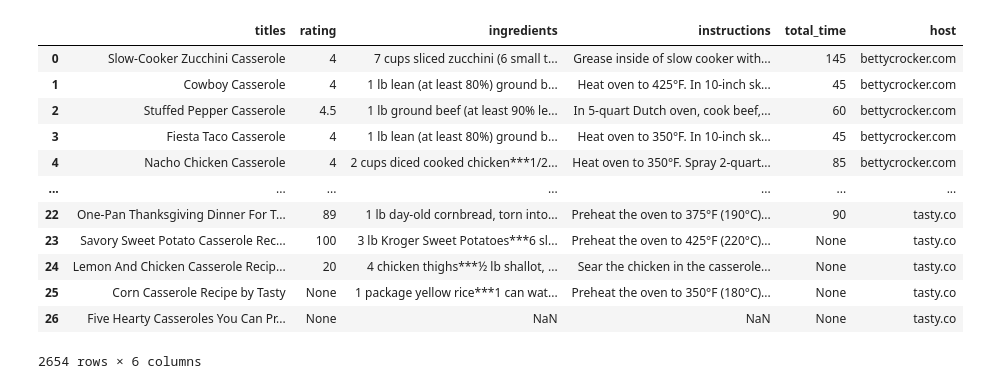
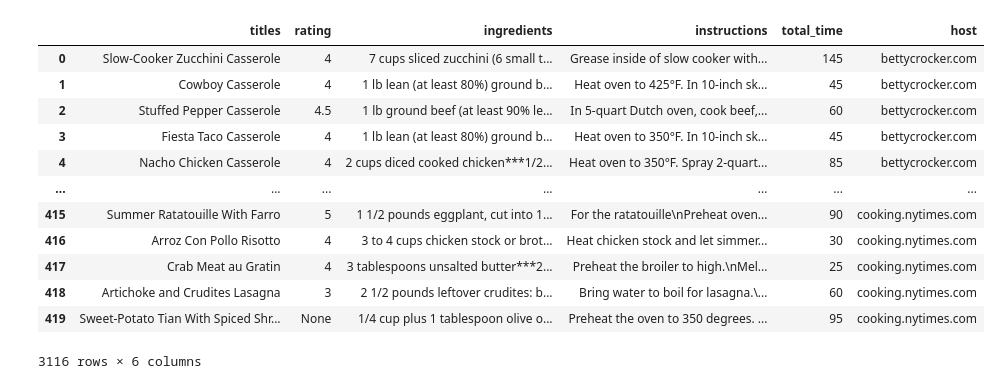
Before and after one commit to worldsbestdad/NSS-capstone-placeholder, a Jupyter notebook: notebooks/Cleanerdata.ipynb, the cells around one changed output. Drawn from its saved outputs; the diff is of its cells as text; code cells hidden in the pictures.

```diff
--- a/notebooks/Cleanerdata.ipynb
+++ b/notebooks/Cleanerdata.ipynb
@@ -12,6 +12,8 @@ f = pd.read_excel('../data/fooddotcom.xlsx')
 sl = pd.read_excel('../data/southernliving.xlsx')
 pw = pd.read_excel('../data/pioneerwoman.xlsx')
 t = pd.read_excel('../data/tastyco.xlsx')
+lsj = pd.read_excel('../data/littlespicejar.xlsx')
+nyt = pd.read_excel('../data/newyorktimes.xlsx')
 # %%
 bc.describe(include='all')
 # %% [output]
@@ -104,28 +106,28 @@ pw.describe(include='all')
 | max | 56.000000 | NaN | NaN | NaN | NaN | NaN | NaN | NaN | NaN | ... |
 # %%
 recipes = pd.DataFrame()
-recipes['titles'] = pd.concat([bc['titles'], ar['titles'], ba['titles'], f['titles'], sl['titles'], pw['titles'], t['titles']])
-recipes['rating'] = pd.concat([bc['rating'].astype('str'), ar['rating'].astype('str'), ba['rating'].astype('str'), f['rating'].astype('str'), sl['rating'].astype('str'), pw['rating'].astype('str'),t['rating'].astype('str')])
-recipes['ingredients'] = pd.concat([bc['ingredients'], ar['ingredients'], ba['ingredients'], f['ingredients'], sl['ingredients'], pw['ingredients'], t['ingredients']])
-recipes['instructions'] = pd.concat([bc['instructions'], ar['instructions'], ba['instructions'], f['instructions'], sl['instructions'], pw['instructions'], t['instructions']])
-recipes['total_time'] = pd.concat([bc['total_time'], ar['total_time'], ba['total_time'], f['total_time'], sl['total_time'], pw['total_time'], t['total_time']])
-recipes['host'] = pd.concat([bc['host'], ar['host'], ba['host'], f['host'], sl['host'], pw['host'], t['host']])
+recipes['titles'] = pd.concat([bc['titles'], ar['titles'], ba['titles'], f['titles'], sl['titles'], pw['titles'], t['titles'], lsj['titles'], nyt['titles']])
+recipes['rating'] = pd.concat([bc['rating'].astype('str'), ar['rating'].astype('str'), ba['rating'].astype('str'), f['rating'].astype('str'), sl['rating'].astype('str'), pw['rating'].astype('str'),t['rating'].astype('str'), lsj['rating'].astype('str'), nyt['rating'].astype('str')])
+recipes['ingredients'] = pd.concat([bc['ingredients'], ar['ingredients'], ba['ingredients'], f['ingredients'], sl['ingredients'], pw['ingredients'], t['ingredients'], lsj['ingredients'], nyt['ingredients']])
+recipes['instructions'] = pd.concat([bc['instructions'], ar['instructions'], ba['instructions'], f['instructions'], sl['instructions'], pw['instructions'], t['instructions'], lsj['instructions'], nyt['instructions']])
+recipes['total_time'] = pd.concat([bc['total_time'], ar['total_time'], ba['total_time'], f['total_time'], sl['total_time'], pw['total_time'], t['total_time'], lsj['total_time'], nyt['total_time']])
+recipes['host'] = pd.concat([bc['host'], ar['host'], ba['host'], f['host'], sl['host'], pw['host'], t['host'], lsj['host'], nyt['host']])
 #recipes['nutrients'] = pd.concat([bc['nutrients'], ar['nutrients'], ba['nutrients'], f['nutrients'], sl['nutrients'], pw['nutrients']])
 recipes
 # %% [output]
 |  | titles | rating | ingredients | instructions | total_time | host |
 | 0 | Slow-Cooker Zucchini Casserole | 4 | 7 cups sliced zucchini (6 small t... | Grease inside of slow cooker with... | 145 | bettycrocker.com |
 | 1 | Cowboy Casserole | 4 | 1 lb lean (at least 80%) ground b... | Heat oven to 425°F. In 10-inch sk... | 45 | bettycrocker.com |
 | 2 | Stuffed Pepper Casserole | 4.5 | 1 lb ground beef (at least 90% le... | In 5-quart Dutch oven, cook beef,... | 60 | bettycrocker.com |
 | 3 | Fiesta Taco Casserole | 4 | 1 lb lean (at least 80%) ground b... | Heat oven to 350°F. In 10-inch sk... | 45 | bettycrocker.com |
 | 4 | Nacho Chicken Casserole | 4 | 2 cups diced cooked chicken***1/2... | Heat oven to 350°F. Spray 2-quart... | 85 | bettycrocker.com |
 | ... | ... | ... | ... | ... | ... | ... |
-| 22 | One-Pan Thanksgiving Dinner For T... | 89 | 1 lb day-old cornbread, torn into... | Preheat the oven to 375°F (190°C)... | 90 | tasty.co |
-| 23 | Savory Sweet Potato Casserole Rec... | 100 | 3 lb Kroger Sweet Potatoes***6 sl... | Preheat the oven to 425°F (220°C)... | None | tasty.co |
-| 24 | Lemon And Chicken Casserole Recip... | 20 | 4 chicken thighs***½ lb shallot, ... | Sear the chicken in the casserole... | None | tasty.co |
-| 25 | Corn Casserole Recipe by Tasty | None | 1 package yellow rice***1 can wat... | Preheat the oven to 350°F (180°C)... | None | tasty.co |
-| 26 | Five Hearty Casseroles You Can Pr... | None | NaN | NaN | None | tasty.co |
+| 415 | Summer Ratatouille With Farro | 5 | 1 1/2 pounds eggplant, cut into 1... | For the ratatouille\nPreheat oven... | 90 | cooking.nytimes.com |
+| 416 | Arroz Con Pollo Risotto | 4 | 3 to 4 cups chicken stock or brot... | Heat chicken stock and let simmer... | 30 | cooking.nytimes.com |
+| 417 | Crab Meat au Gratin | 4 | 3 tablespoons unsalted butter***2... | Preheat the broiler to high.\nMel... | 25 | cooking.nytimes.com |
+| 418 | Artichoke and Crudites Lasagna | 3 | 2 1/2 pounds leftover crudites: b... | Bring water to boil for lasagna.\... | 60 | cooking.nytimes.com |
+| 419 | Sweet-Potato Tian With Spiced Shr... | None | 1/4 cup plus 1 tablespoon olive o... | Preheat the oven to 350 degrees. ... | 95 | cooking.nytimes.com |
-2654 rows × 6 columns
+3116 rows × 6 columns
 # %%
 #The following look for meat or type of meat within the recipes
 recipes['tuna'] = recipes['ingredients'].str.count(r'tuna|Tuna')
```
Also changed, not shown: parts of 2 cells of this notebook, 3 other files.
